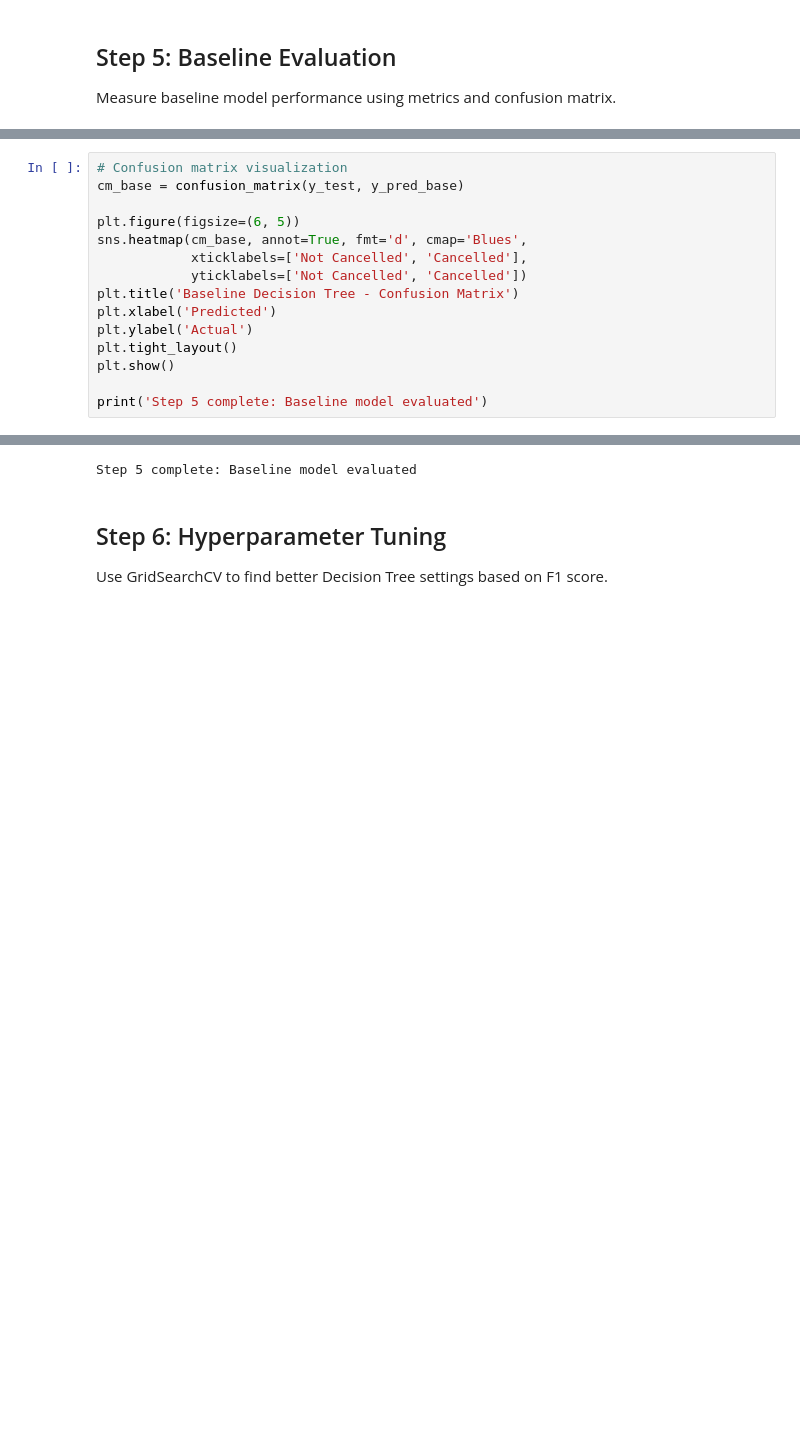
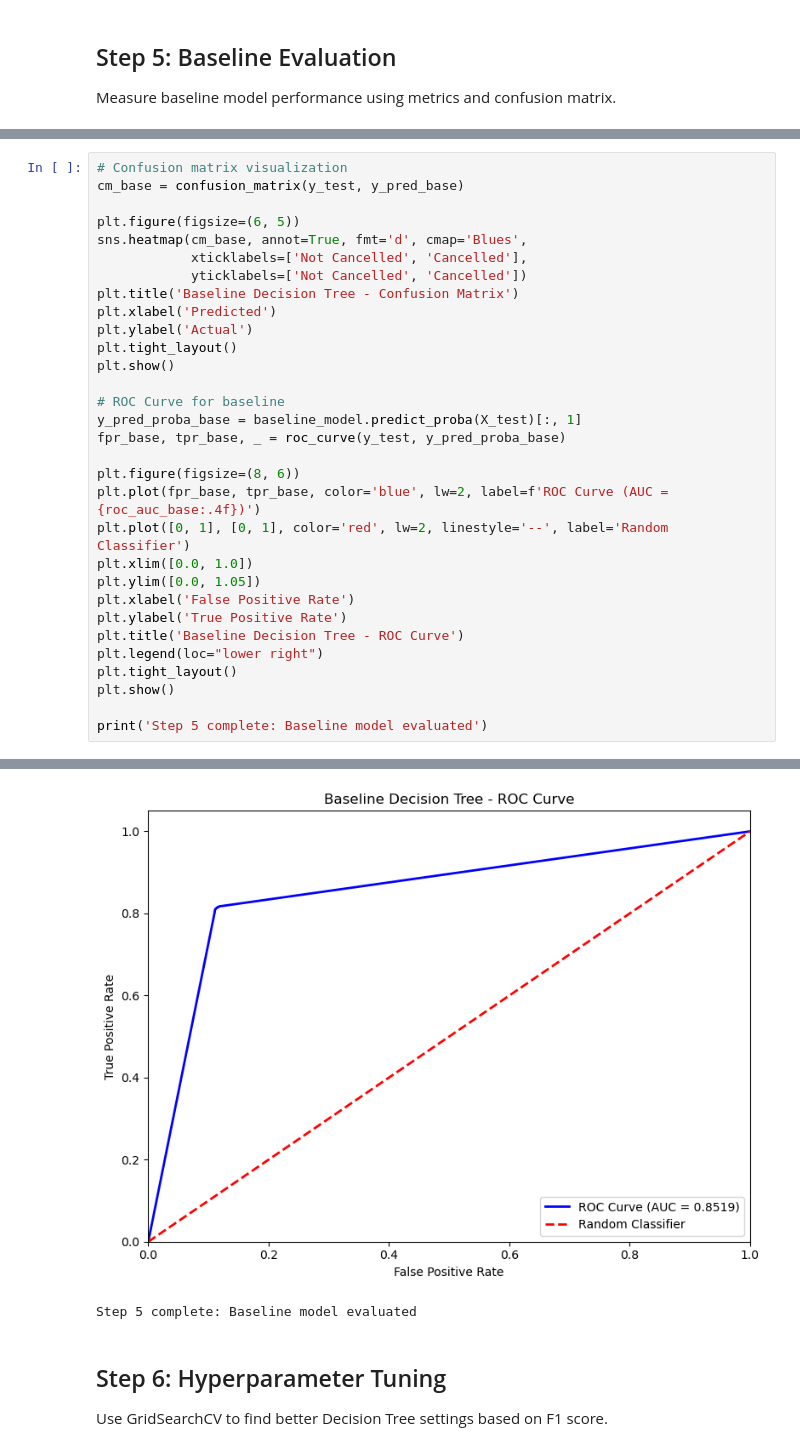
Before and after one commit to Eranga999/ML_Group_Assigment, a Jupyter notebook: Decision_Tree_IT22194244.ipynb, the cells around one changed output, grey strips where cells are left out. Drawn from its saved outputs; the diff is of its cells as text; blank space fills up the shorter version.

```diff
--- a/Decision_Tree_IT22194244.ipynb
+++ b/Decision_Tree_IT22194244.ipynb
@@ -311,20 +316,37 @@ Not Cancelled       0.89      0.89      0.89     15033
 # %%
 # Confusion matrix visualization
 cm_base = confusion_matrix(y_test, y_pred_base)
 
 plt.figure(figsize=(6, 5))
 sns.heatmap(cm_base, annot=True, fmt='d', cmap='Blues',
             xticklabels=['Not Cancelled', 'Cancelled'],
             yticklabels=['Not Cancelled', 'Cancelled'])
 plt.title('Baseline Decision Tree - Confusion Matrix')
 plt.xlabel('Predicted')
 plt.ylabel('Actual')
 plt.tight_layout()
 plt.show()
 
+# ROC Curve for baseline
+y_pred_proba_base = baseline_model.predict_proba(X_test)[:, 1]
+fpr_base, tpr_base, _ = roc_curve(y_test, y_pred_proba_base)
+
+plt.figure(figsize=(8, 6))
+plt.plot(fpr_base, tpr_base, color='blue', lw=2, label=f'ROC Curve (AUC = {roc_auc_base:.4f})')
+plt.plot([0, 1], [0, 1], color='red', lw=2, linestyle='--', label='Random Classifier')
+plt.xlim([0.0, 1.0])
+plt.ylim([0.0, 1.05])
+plt.xlabel('False Positive Rate')
+plt.ylabel('True Positive Rate')
+plt.title('Baseline Decision Tree - ROC Curve')
+plt.legend(loc="lower right")
+plt.tight_layout()
+plt.show()
+
 print('Step 5 complete: Baseline model evaluated')
 # %% [output]
 [figure]
+[figure, added]
 Step 5 complete: Baseline model evaluated
 # %% [markdown]
 ## Step 6: Hyperparameter Tuning
```
Also changed, not shown: parts of 5 cells of this notebook.
